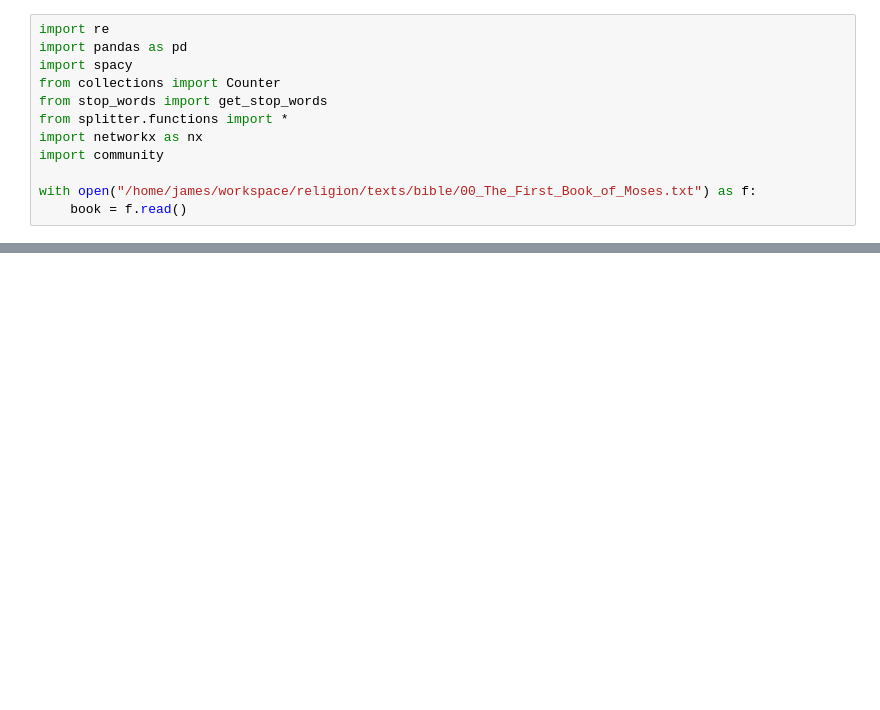
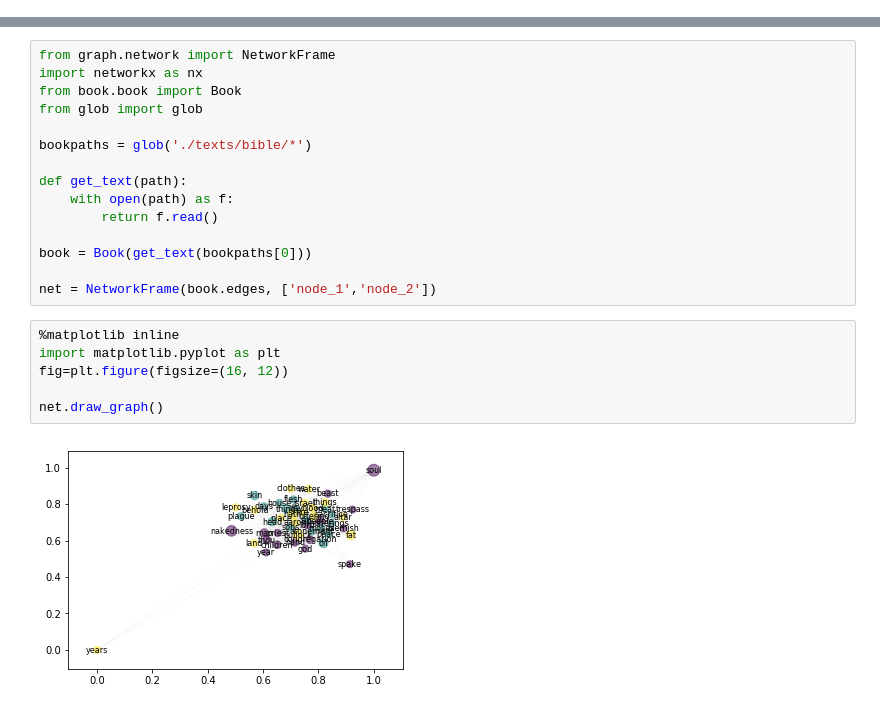
Before and after one commit to jldork/Religion, a Jupyter notebook: Religion.ipynb, the cells around one changed output, grey strips where cells are left out. Cells and saved outputs as stored; diff of their text form; blank space fills up the shorter version.

```diff
--- a/Religion.ipynb
+++ b/Religion.ipynb
@@ -1,12 +0,0 @@
-# %%
-import re
-import pandas as pd
-import spacy
-from collections import Counter
-from stop_words import get_stop_words
-from splitter.functions import *
-import networkx as nx
-import community
-
-with open("/home/james/workspace/religion/texts/bible/00_﻿The_First_Book_of_Moses.txt") as f:
-    book = f.read()
@@ -218,0 +1,23 @@ High five! You successfuly sent some data to your account on plotly. View your p
+# %%
+from graph.network import NetworkFrame
+import networkx as nx
+from book.book import Book
+from glob import glob
+
+bookpaths = glob('./texts/bible/*')
+
+def get_text(path):
+    with open(path) as f:
+        return f.read()
+
+book = Book(get_text(bookpaths[0]))
+
+net = NetworkFrame(book.edges, ['node_1','node_2'])
+# %%
+%matplotlib inline
+import matplotlib.pyplot as plt
+fig=plt.figure(figsize=(16, 12))
+
+net.draw_graph()
+# %% [output]
+[figure, added]
```
Also changed, not shown: parts of 8 cells of this notebook, 4 other files.
